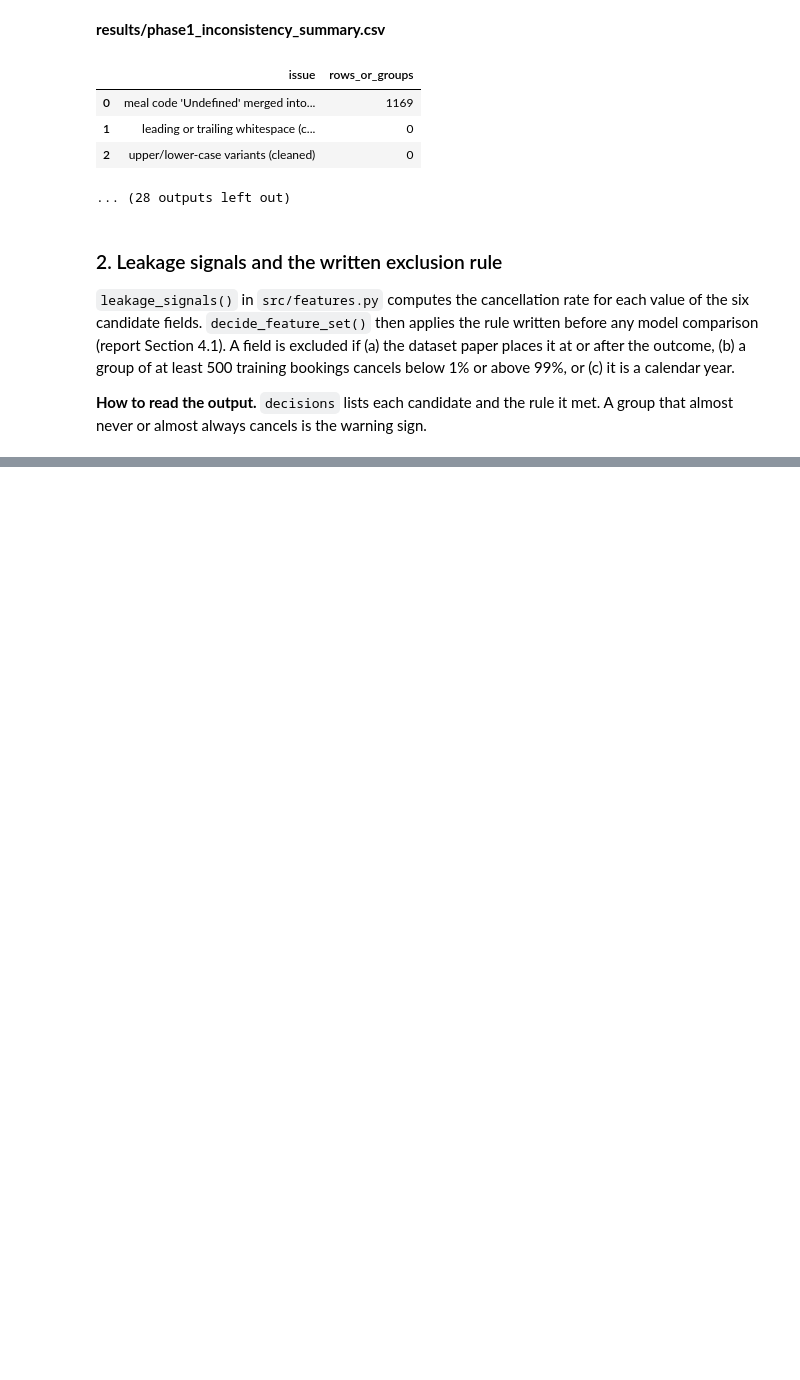
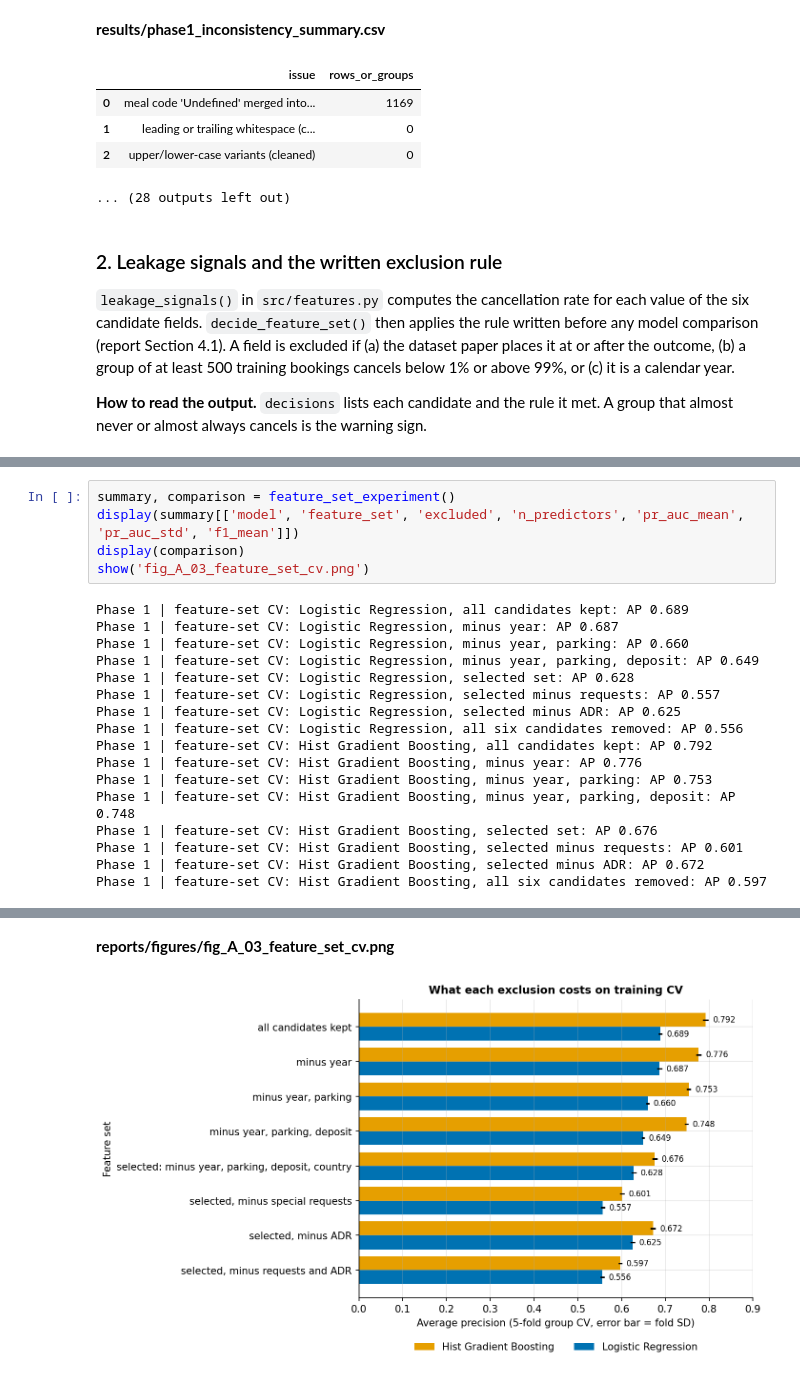
Before and after one commit to WaiK3412/hotel-cancellation-ml, a Jupyter notebook: notebooks/01_problem_eda.ipynb, the cells around one changed output, grey strips where cells are left out. Saved outputs shown, nothing was run; the diff lists cells and outputs as text; blank space fills up the shorter version.

```diff
--- a/notebooks/01_problem_eda.ipynb
+++ b/notebooks/01_problem_eda.ipynb
@@ -161,0 +167,22 @@ Phase 1 | feature set: Excluded ['country', 'required_car_parking_spaces', 'depo
+# %%
+summary, comparison = feature_set_experiment()
+display(summary[['model', 'feature_set', 'excluded', 'n_predictors', 'pr_auc_mean', 'pr_auc_std', 'f1_mean']])
+display(comparison)
+show('fig_A_03_feature_set_cv.png')
+# %% [output]
+Phase 1 | feature-set CV: Logistic Regression, all candidates kept: AP 0.689
+Phase 1 | feature-set CV: Logistic Regression, minus year: AP 0.687
+Phase 1 | feature-set CV: Logistic Regression, minus year, parking: AP 0.660
+Phase 1 | feature-set CV: Logistic Regression, minus year, parking, deposit: AP 0.649
+Phase 1 | feature-set CV: Logistic Regression, selected set: AP 0.628
+Phase 1 | feature-set CV: Logistic Regression, selected minus requests: AP 0.557
+Phase 1 | feature-set CV: Logistic Regression, selected minus ADR: AP 0.625
+Phase 1 | feature-set CV: Logistic Regression, all six candidates removed: AP 0.556
+Phase 1 | feature-set CV: Hist Gradient Boosting, all candidates kept: AP 0.792
+Phase 1 | feature-set CV: Hist Gradient Boosting, minus year: AP 0.776
+Phase 1 | feature-set CV: Hist Gradient Boosting, minus year, parking: AP 0.753
+Phase 1 | feature-set CV: Hist Gradient Boosting, minus year, parking, deposit: AP 0.748
+Phase 1 | feature-set CV: Hist Gradient Boosting, selected set: AP 0.676
+Phase 1 | feature-set CV: Hist Gradient Boosting, selected minus requests: AP 0.601
+Phase 1 | feature-set CV: Hist Gradient Boosting, selected minus ADR: AP 0.672
+Phase 1 | feature-set CV: Hist Gradient Boosting, all six candidates removed: AP 0.597
@@ -161,0 +221,2 @@ Phase 1 | feature set: Excluded ['country', 'required_car_parking_spaces', 'depo
+**reports/figures/fig_A_03_feature_set_cv.png**
+[figure, added]
```
Also changed, not shown: parts of 3 cells of this notebook, 2 other files.
